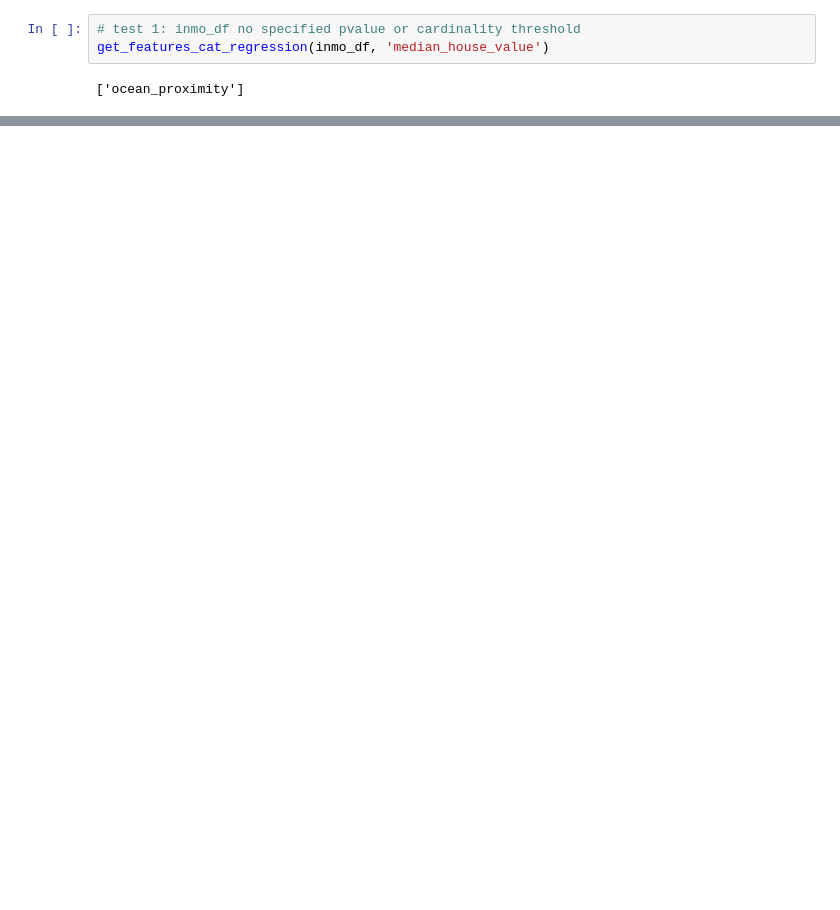
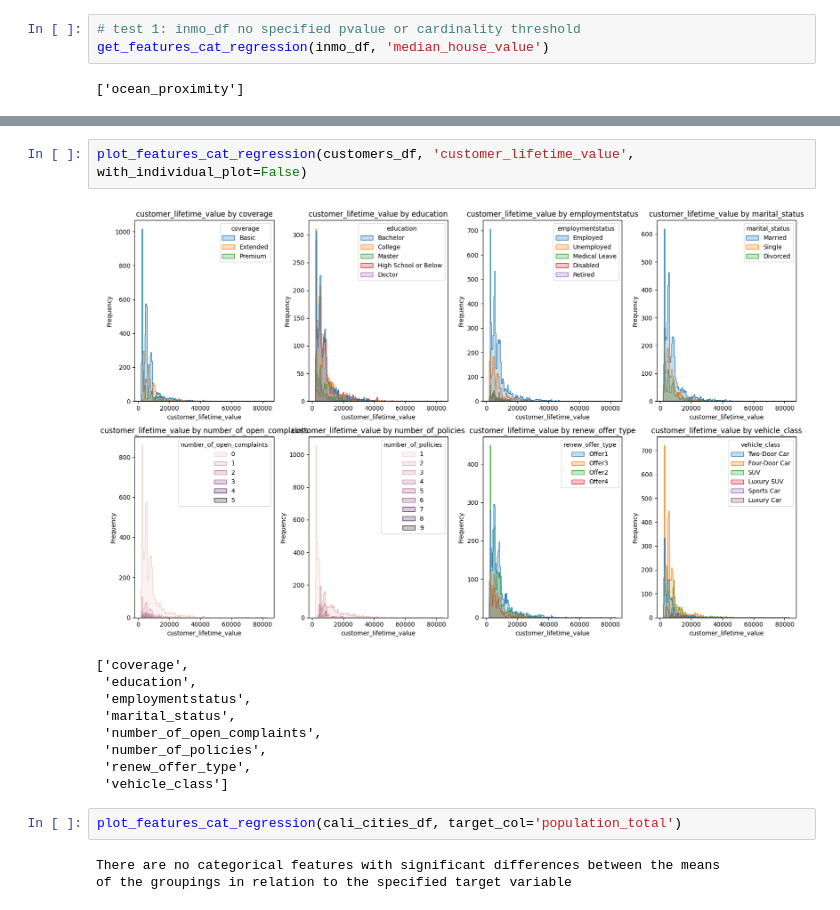
Before and after one commit to mardelmir/Team_Challege_Toolbox_I, a Jupyter notebook: personal_notebooks/functions_will_fin.ipynb, the cells around one changed output, grey strips where cells are left out. Cells and saved outputs as stored; diff of their text form; blank space fills up the shorter version.

```diff
--- a/personal_notebooks/functions_will.ipynb
+++ b/personal_notebooks/functions_will_fin.ipynb
@@ -472,0 +701,17 @@ De igual manera que en la función descrita anteriormente deberá hacer un check
+# %%
+plot_features_cat_regression(customers_df, 'customer_lifetime_value', with_individual_plot=False)
+# %% [output]
+[figure, added]
+['coverage',
+ 'education',
+ 'employmentstatus',
+ 'marital_status',
+ 'number_of_open_complaints',
+ 'number_of_policies',
+ 'renew_offer_type',
+ 'vehicle_class']
+# %%
+plot_features_cat_regression(cali_cities_df, target_col='population_total')
+# %% [output]
+There are no categorical features with significant differences between the means
+of the groupings in relation to the specified target variable
```
Also changed, not shown: parts of 29 cells of this notebook, 1 other file.
